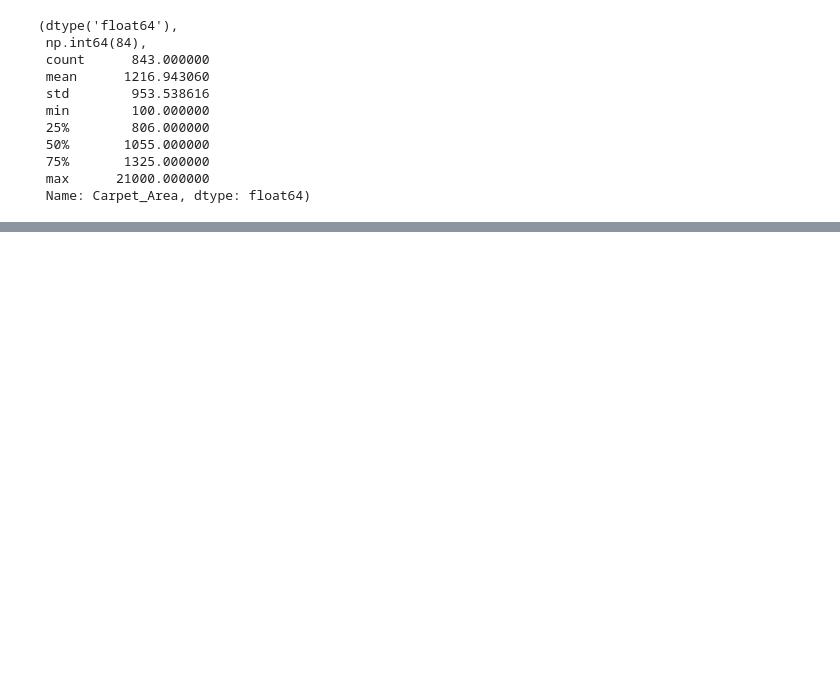
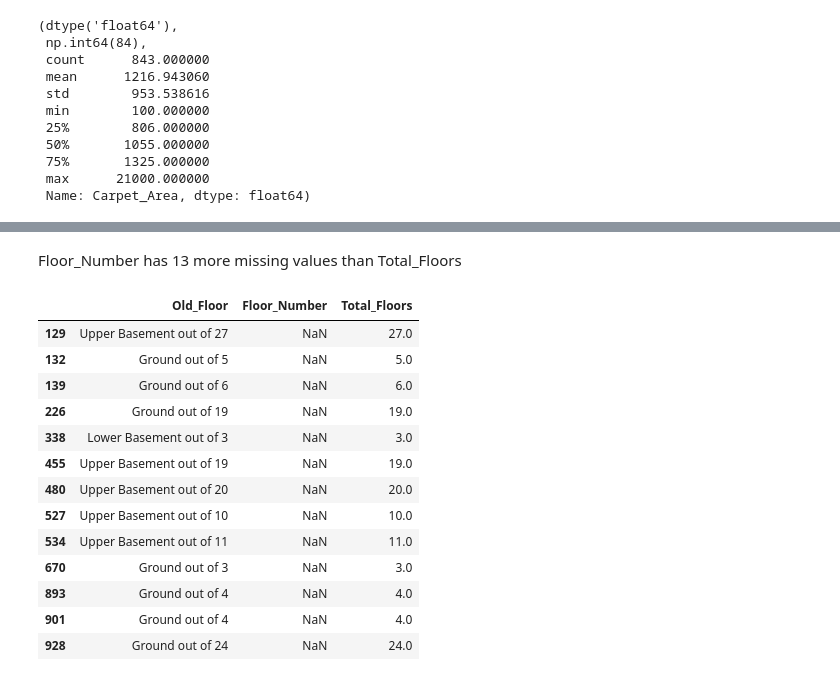
Before and after one commit to Omkesh-Bash/pune-real-estate-data-cleaning, a Jupyter notebook: notebooks/Pune_Real_Estate_Data_Cleaning.ipynb, the cells around one changed output, grey strips where cells are left out. Cells and saved outputs as stored; diff of their text form; code cells hidden in the pictures; blank space fills up the shorter version.

```diff
--- a/notebooks/Pune_Real_Estate_Data_Cleaning.ipynb
+++ b/notebooks/Pune_Real_Estate_Data_Cleaning.ipynb
@@ -674,0 +718,6 @@ real_estate["Carpet_Area"].dtype, real_estate["Carpet_Area"].isna().sum(), real_
+# %%
+temp_floor = pd.DataFrame({
+    'Old_Floor' : real_estate.Floor
+})
+temp_floor[['Floor_Number', 'Total_Floors']] =  real_estate.Floor.str.split(" out of ", expand= True)
+temp_floor.head()
@@ -674,0 +731,4 @@ real_estate["Carpet_Area"].dtype, real_estate["Carpet_Area"].isna().sum(), real_
+# %%
+temp_floor[['Floor_Number', 'Total_Floors']] = temp_floor[['Floor_Number', 'Total_Floors']].apply(
+    pd.to_numeric, errors = 'coerce'
+)
@@ -674,0 +755,21 @@ real_estate["Carpet_Area"].dtype, real_estate["Carpet_Area"].isna().sum(), real_
+# %% [markdown]
+Floor_Number has 13 more missing values than Total_Floors
+# %%
+temp_floor.loc[
+    (temp_floor.Floor_Number.isna()) & (temp_floor.Total_Floors.notna())
+]
+# %% [output]
+|  | Old_Floor | Floor_Number | Total_Floors |
+| 129 | Upper Basement out of 27 | NaN | 27.0 |
+| 132 | Ground out of 5 | NaN | 5.0 |
+| 139 | Ground out of 6 | NaN | 6.0 |
+| 226 | Ground out of 19 | NaN | 19.0 |
+| 338 | Lower Basement out of 3 | NaN | 3.0 |
+| 455 | Upper Basement out of 19 | NaN | 19.0 |
+| 480 | Upper Basement out of 20 | NaN | 20.0 |
+| 527 | Upper Basement out of 10 | NaN | 10.0 |
+| 534 | Upper Basement out of 11 | NaN | 11.0 |
+| 670 | Ground out of 3 | NaN | 3.0 |
+| 893 | Ground out of 4 | NaN | 4.0 |
+| 901 | Ground out of 4 | NaN | 4.0 |
+| 928 | Ground out of 24 | NaN | 24.0 |
```
Also changed, not shown: parts of 18 cells of this notebook.
